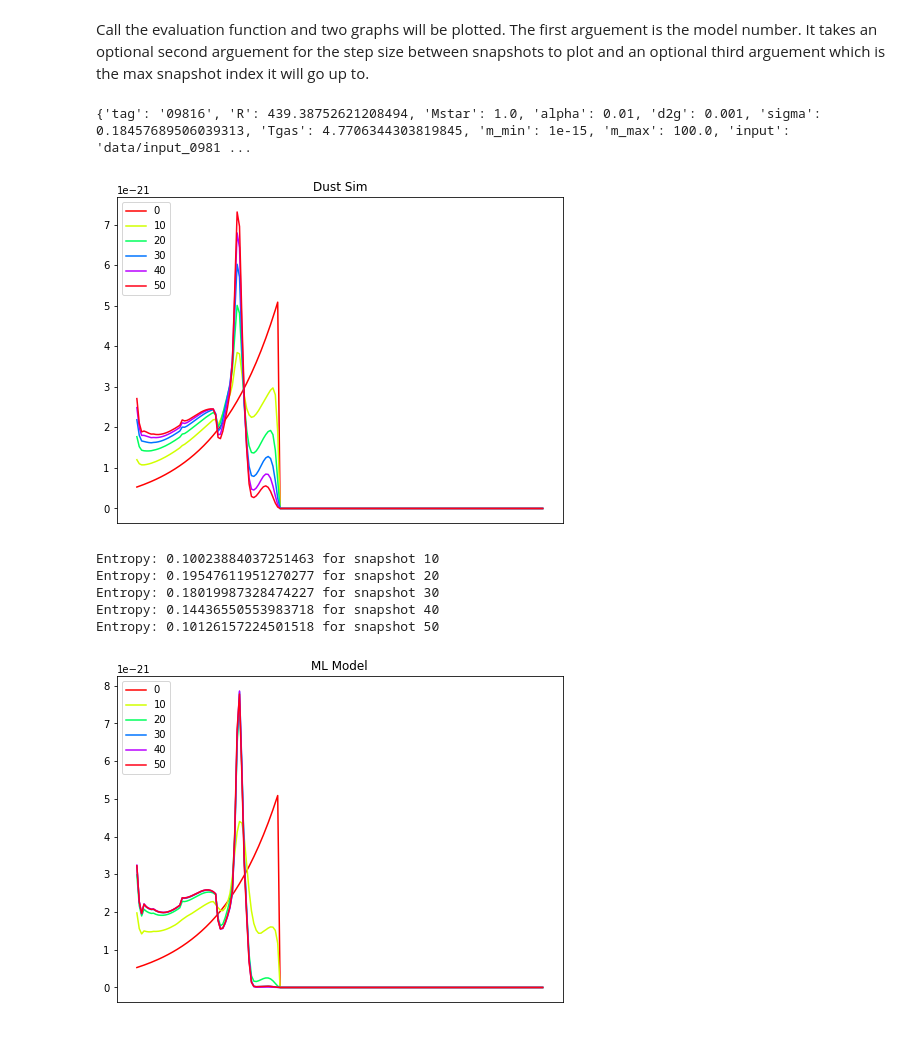
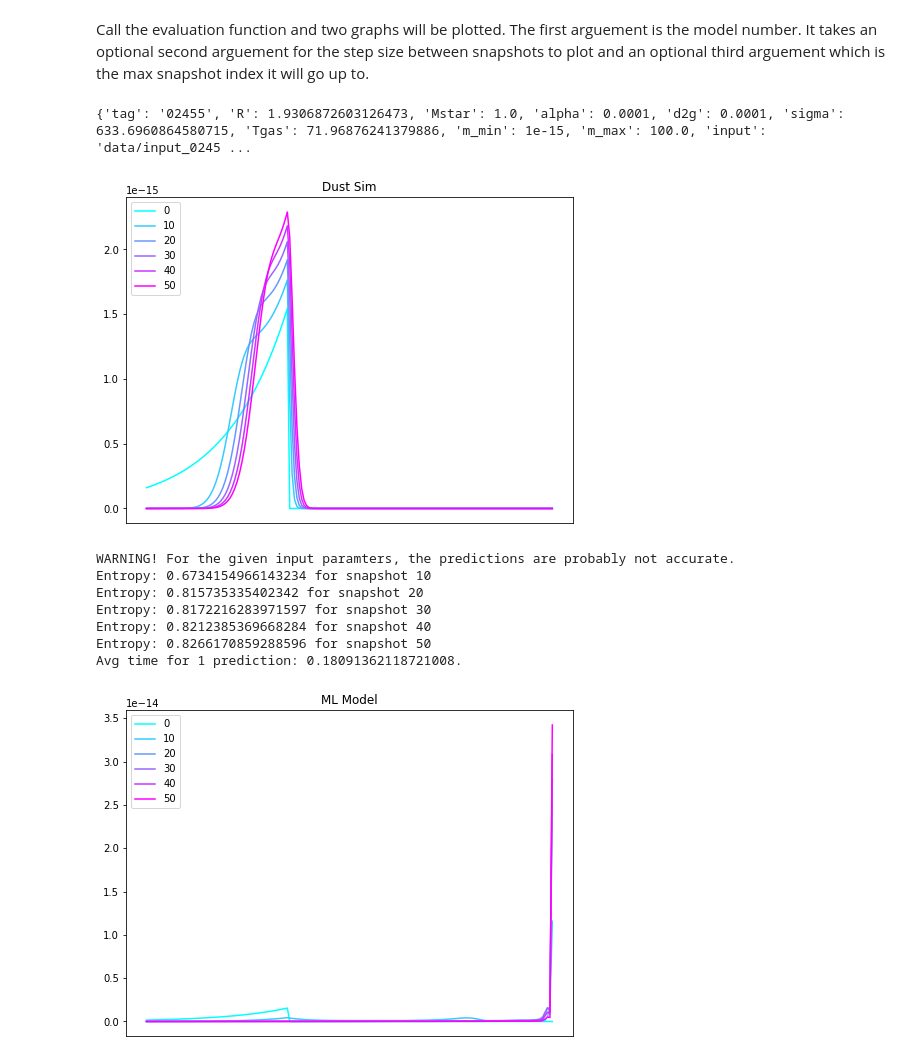
Before and after one commit to andrezazz/dust-in-the-machine, a Jupyter notebook: notebooks/Random Forest/Random Forest Test Models.ipynb, the cells around one changed output. Saved outputs shown, nothing was run; the diff lists cells and outputs as text; code cells hidden in the pictures.

```diff
--- a/notebooks/Random Forest/Random Forest Test Models.ipynb
+++ b/notebooks/Random Forest/Random Forest Test Models.ipynb
@@ -1,17 +1,27 @@
 # %% [markdown]
 This notebook will show comparison graphs between a selected model from the simulation and predictions from the random forest model using the same input conditions. Below is the prediction class.
 # %%
+import warnings
+warnings.filterwarnings('ignore')
 import numpy as np
 from joblib import load
+import xgboost as xgb
+
 
 class DustPredictor:
 
     def __init__(self, model_path):
+        """ Loads a random forest model for predicting dust densities and XGBoost model for predicting quality of the predicted dust densities"""
+        self.quality_model = xgb.XGBClassifier()
+        self.quality_model.load_model('pred_quality_two_class.model')
         self.model = load(model_path)
+
 
 
     def predict(self, r, mstar, alpha, d2g, sigma, tgas, t, delta_t, input_bins):
         """
+        Makes a prediction from the given set of input parameters. It will also print a warning if the predicted quality is not good.
+
         r (float): distance from central star
         mstar (float): mass of star in the system
         alpha (float): turblance
@@ -21,7 +31,6 @@ class DustPredictor:
         t (int): absolute time in seconds
         delta_t (int): time in seconds in the future to predict for
         input_bins (array length 171): 171 length array of dust densities
-        model (sklearn class): pretrained random forest model
 
         Returns (array length 171): 171 length array of the predicted dust densities
         """
@@ -40,13 +49,17 @@ class DustPredictor:
         # Input features
         X = np.concatenate([input_params,normalized_input_bins,[t, delta_t]])
 
-
-        prediction = self.model.predict(X.reshape(1, -1))
-        #display(prediction)
+        X_formatted = X.reshape(1, -1)
+        prediction = self.model.predict(X_formatted)
 
         # Unnormalize the prediction by multiplying each bin by the input mass
         prediction *= input_bins_sum
         #display(prediction)
+
+        # Check the quality of the prediction
+        prediction_quality = self.quality_model.predict(X_formatted)
+        if prediction_quality == 0:
+            print("WARNING! For the given input paramters, the predictions are probably not accurate.")
         return prediction.flatten()
 # %% [markdown]
 Swap comments to use the smaller model rather than the larger model
@@ -60,9 +75,10 @@ import os
 import json
 from scipy.spatial.distance import jensenshannon
 from matplotlib import pyplot as plt
+from timeit import default_timer as timer
 
 #From: https://stackoverflow.com/a/25628397
-def get_cmap(n, name='hsv'):
+def get_cmap(n, name='cool'):
     '''Returns a function that maps each index in 0, 1, ..., n-1 to a distinct
     RGB color; the keyword argument name must be a standard mpl colormap name.'''
     return plt.cm.get_cmap(name, n)
@@ -128,6 +144,8 @@ def evaluate_preds_with_sim(model_num, step_size=10, max_index=55):
 
     # Make predictions using the random forest model
     pred_outputs = []
+    start = timer()
+
     for i in range(1, len(idxs)):
         prev_idx = idxs[i-1]
         idx = idxs[i]
@@ -147,6 +165,8 @@ def evaluate_preds_with_sim(model_num, step_size=10, max_index=55):
         pred_outputs.append(pred_output)
         print(f"Entropy: {jensenshannon(rhod[idx], pred_output)} for snapshot {idx}")
 
+    end = timer()
+    print(f"Avg time for 1 prediction: {(end-start)/(len(idxs)-1)}.")
     fig = plt.figure(figsize=(8,6))
     # Plot the results of the predictions
     plt.plot(rhod[0], color=cmap(0), label='0')
@@ -162,14 +182,16 @@ Call the evaluation function and two graphs will be plotted. The first arguement
 # %%
 #evaluate_preds_with_sim(9219)
 #evaluate_preds_with_sim(1021)
-evaluate_preds_with_sim(9816)
-#evaluate_preds_with_sim(2801)
+#evaluate_preds_with_sim(9816)
+evaluate_preds_with_sim(2455)
 # %% [output]
-{'tag': '09816', 'R': 439.38752621208494, 'Mstar': 1.0, 'alpha': 0.01, 'd2g': 0.001, 'sigma': 0.18457689506039313, 'Tgas': 4.7706344303819845, 'm_min': 1e-15, 'm_max': 100.0, 'input': 'data/input_0981 ...
+{'tag': '02455', 'R': 1.9306872603126473, 'Mstar': 1.0, 'alpha': 0.0001, 'd2g': 0.0001, 'sigma': 633.6960864580715, 'Tgas': 71.96876241379886, 'm_min': 1e-15, 'm_max': 100.0, 'input': 'data/input_0245 ...
-[figure, old version]
+[figure, new version]
-Entropy: 0.10023884037251463 for snapshot 10
-Entropy: 0.19547611951270277 for snapshot 20
-Entropy: 0.18019987328474227 for snapshot 30
-Entropy: 0.14436550553983718 for snapshot 40
-Entropy: 0.10126157224501518 for snapshot 50
+WARNING! For the given input paramters, the predictions are probably not accurate.
+Entropy: 0.6734154966143234 for snapshot 10
+Entropy: 0.815735335402342 for snapshot 20
+Entropy: 0.8172216283971597 for snapshot 30
+Entropy: 0.8212385369668284 for snapshot 40
+Entropy: 0.8266170859288596 for snapshot 50
+Avg time for 1 prediction: 0.18091362118721008.
-[figure, old version]
+[figure, new version]
```
Also changed, not shown: parts of 1 cell of this notebook, 1 other file.
